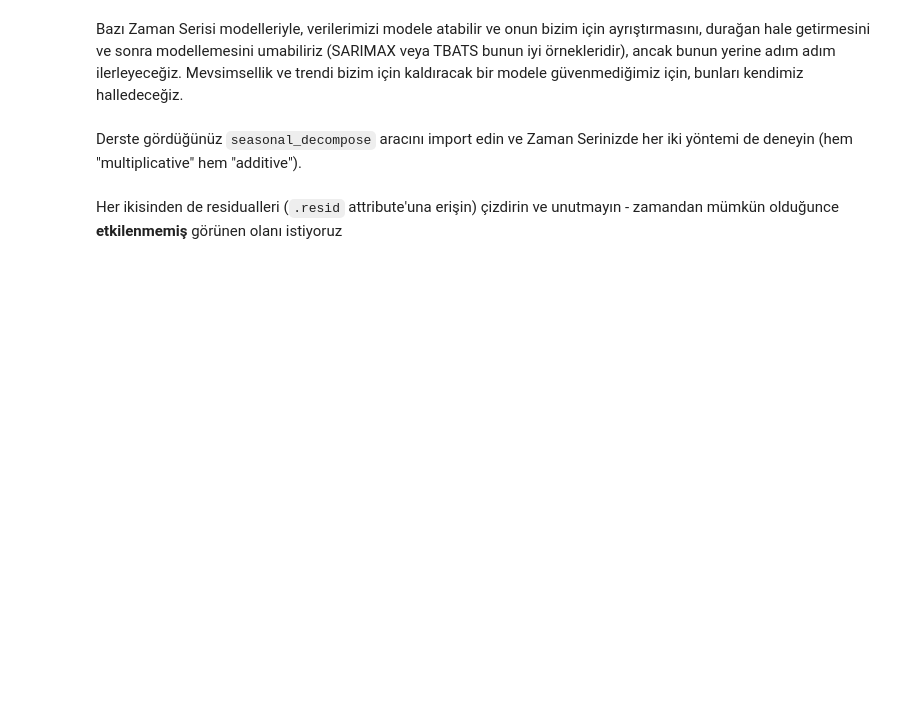
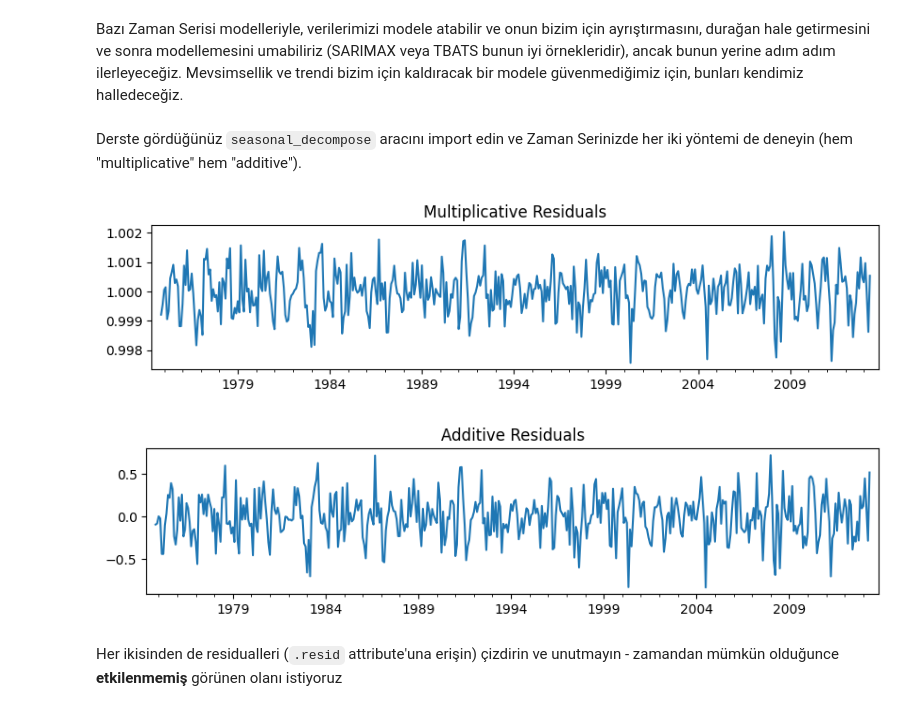
Before and after one commit to gcemozdogan/S17D4-S-arima-seasonal, a Jupyter notebook: arima_seasonal_intro.ipynb, the cells around one changed output. Cells and saved outputs as stored; diff of their text form; code cells hidden in the pictures; blank space fills up the shorter version.

Commit message:
feat: complete SARIMA seasonal forecasting and reconstruction

```diff
--- a/arima_seasonal_intro.ipynb
+++ b/arima_seasonal_intro.ipynb
@@ -181,3 +238,8 @@ print(result.check())
+# %%
+# %80 Train, %20 Test
+split_idx = int(len(monthly) * 0.8)
+train = monthly.iloc[:split_idx].copy()
+test = monthly.iloc[split_idx:].copy()
 # %% [markdown]
 Veri hazırlığımız neredeyse bitti. Ancak ayrıştırma ve modellemeye başlamadan önce, modelimizin nasıl performans gösterdiğini görmek için bir baseline oluşturmalıyız.
 
@@ -212,0 +294,19 @@ Derste gördüğünüz `seasonal_decompose` aracını import edin ve Zaman Serin
+# %%
+from statsmodels.tsa.seasonal import seasonal_decompose
+
+# 1. Multiplicative (Çarpımsal) ayrıştırma
+decompose_mult = seasonal_decompose(train["CO2 molfrac (ppm)"], model='multiplicative')
+
+# 2. Additive (Toplamsal) ayrıştırma
+decompose_add = seasonal_decompose(train["CO2 molfrac (ppm)"], model='additive')
+# %%
+# Multiplicative artıkları
+decompose_mult.resid.plot(title="Multiplicative Residuals", figsize=(10, 2))
+plt.show()
+
+# Additive artıkları
+decompose_add.resid.plot(title="Additive Residuals", figsize=(10, 2))
+plt.show()
+# %% [output]
+[figure, added]
+[figure, added]
```
Also changed, not shown: parts of 81 cells of this notebook, 4 other files.
